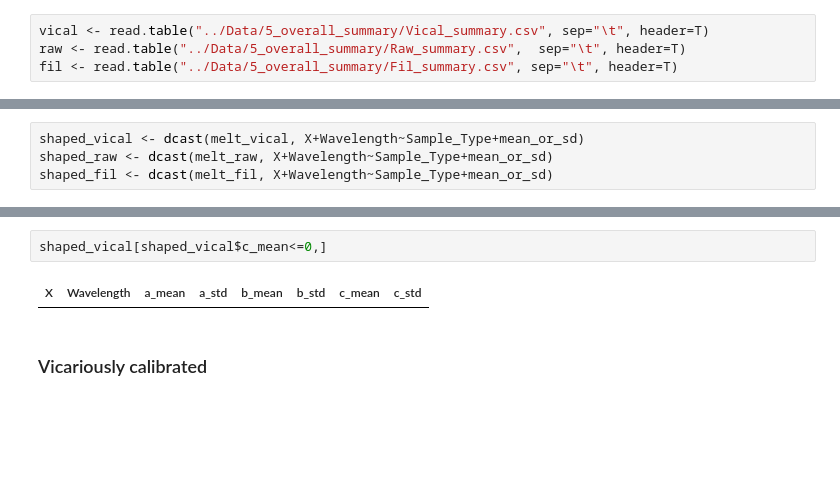
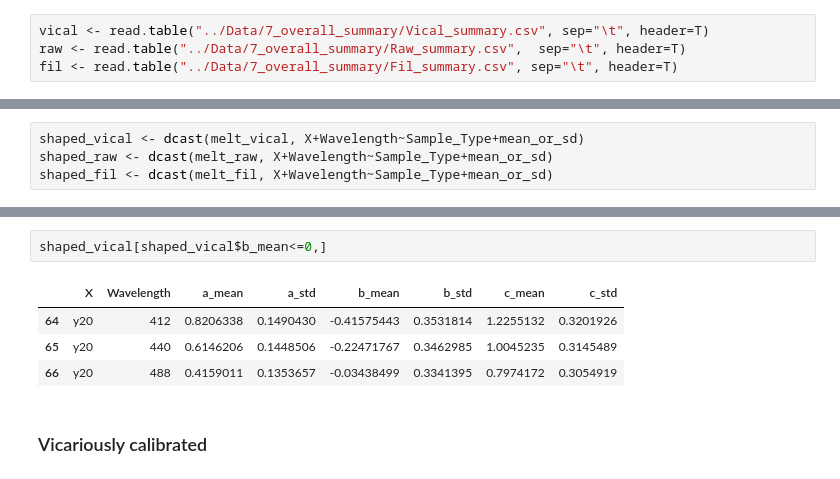
Before and after one commit to catherinekuhn/FreshwatersOpticsToolkit, a Jupyter notebook: Code/Visualizing summarized absorption.ipynb, the cells around one changed output, grey strips where cells are left out. Saved outputs shown, nothing was run; the diff lists cells and outputs as text; blank space fills up the shorter version.

```diff
--- a/Code/Visualizing summarized absorption.ipynb
+++ b/Code/Visualizing summarized absorption.ipynb
@@ -1,7 +1,7 @@
 # %%
-vical <- read.table("../Data/5_overall_summary/Vical_summary.csv", sep="\t", header=T)
-raw <- read.table("../Data/5_overall_summary/Raw_summary.csv",  sep="\t", header=T)
-fil <- read.table("../Data/5_overall_summary/Fil_summary.csv", sep="\t", header=T)
+vical <- read.table("../Data/7_overall_summary/Vical_summary.csv", sep="\t", header=T)
+raw <- read.table("../Data/7_overall_summary/Raw_summary.csv",  sep="\t", header=T)
+fil <- read.table("../Data/7_overall_summary/Fil_summary.csv", sep="\t", header=T)
 # %%
 library(reshape2)
 melt_vical <- melt(vical, id.vars=c("X"))
@@ -27,7 +53,10 @@ theme_set(theme_classic())
 # %%
-shaped_vical[shaped_vical$c_mean<=0,]
+shaped_vical[shaped_vical$b_mean<=0,]
 # %% [output]
-| X | Wavelength | a_mean | a_std | b_mean | b_std | c_mean | c_std |
+|  | X | Wavelength | a_mean | a_std | b_mean | b_std | c_mean | c_std |
+| 64 | y20 | 412 | 0.8206338 | 0.1490430 | -0.41575443 | 0.3531814 | 1.2255132 | 0.3201926 |
+| 65 | y20 | 440 | 0.6146206 | 0.1448506 | -0.22471767 | 0.3462985 | 1.0045235 | 0.3145489 |
+| 66 | y20 | 488 | 0.4159011 | 0.1353657 | -0.03438499 | 0.3341395 | 0.7974172 | 0.3054919 |
 # %% [markdown]
 ### Vicariously calibrated
 # %%
```
Also changed, not shown: parts of 4 cells of this notebook, 39 other files.
